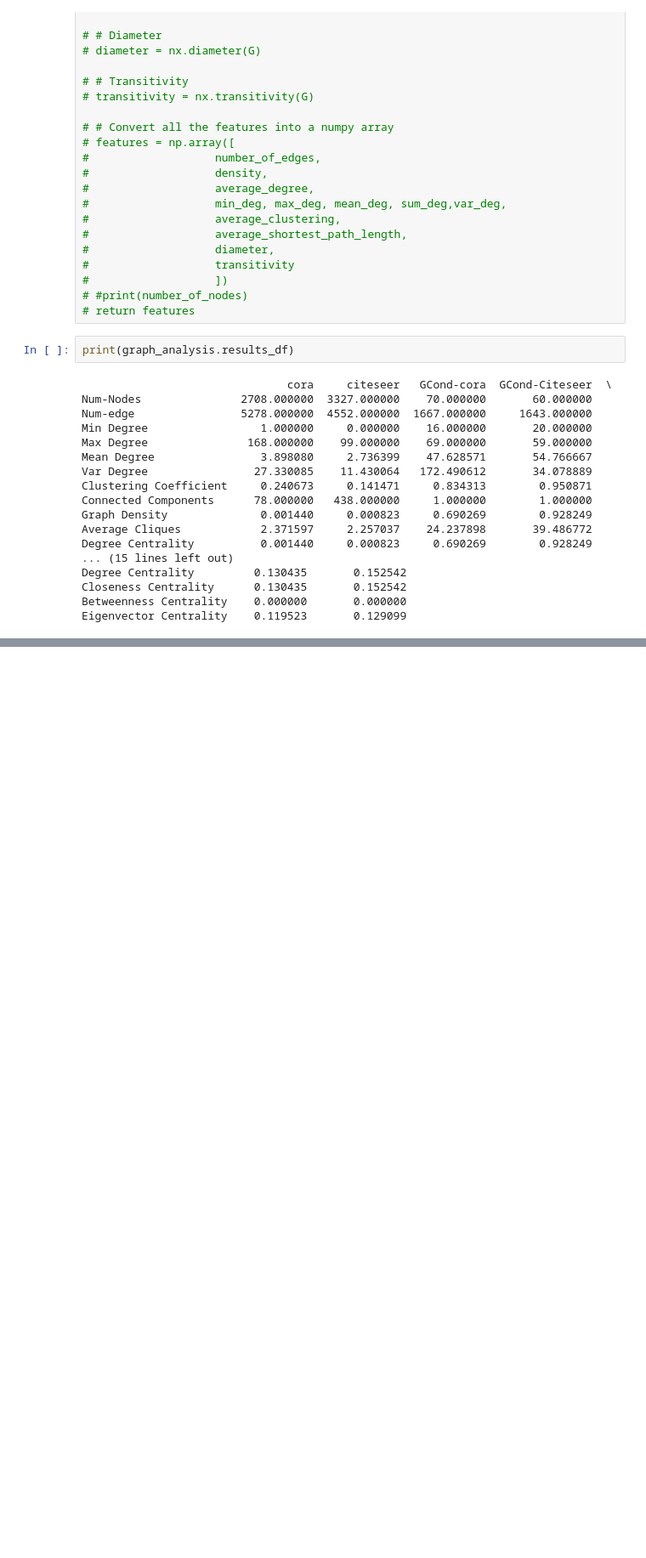
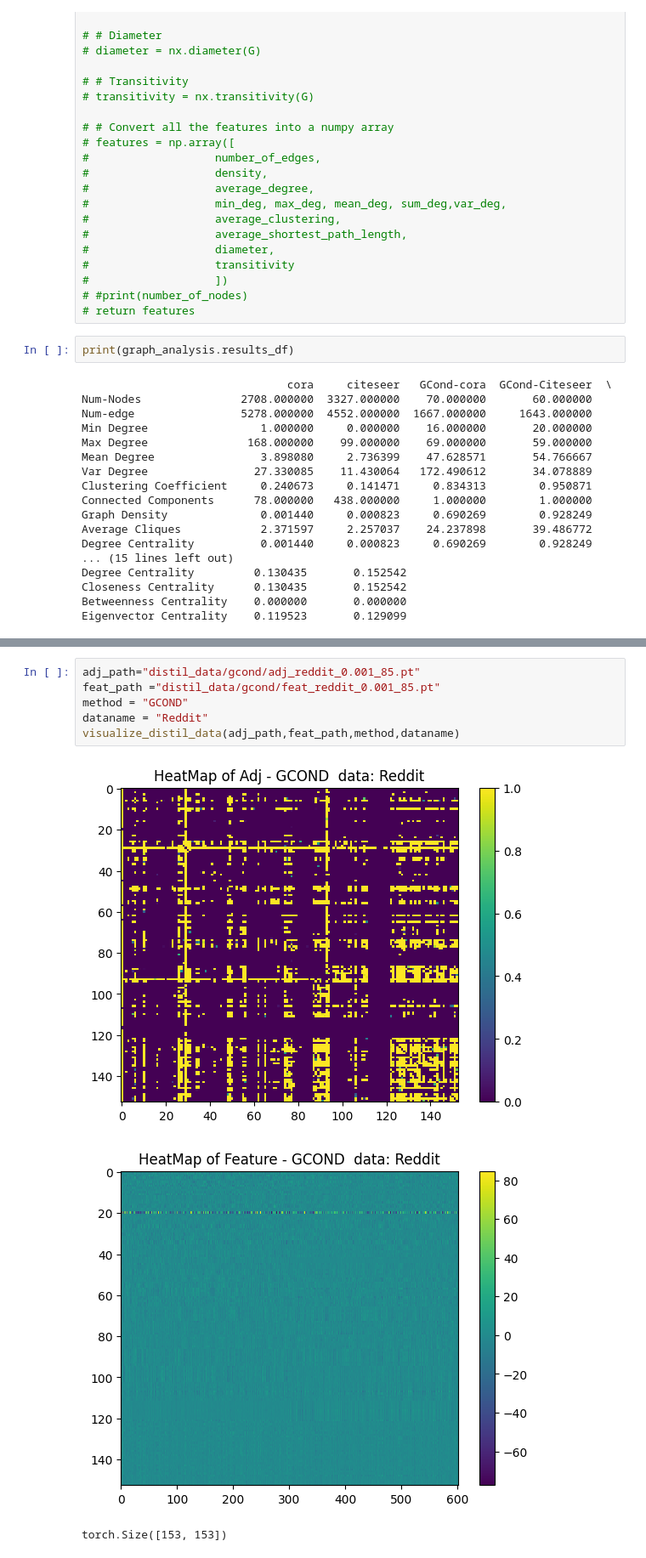
Before and after one commit to Jaykakkad82/data, a Jupyter notebook: exp3/new_exp3_partB.ipynb, the cells around one changed output, grey strips where cells are left out. Shown at 85% size. Drawn from its saved outputs; the diff is of its cells as text; blank space fills up the shorter version.

```diff
--- a/exp3/new_exp3_partB.ipynb
+++ b/exp3/new_exp3_partB.ipynb
@@ -517,0 +545,10 @@ Eigenvector Centrality    0.119523       0.129099
+# %%
+adj_path="distil_data/gcond/adj_reddit_0.001_85.pt"
+feat_path ="distil_data/gcond/feat_reddit_0.001_85.pt"
+method = "GCOND"
+dataname = "Reddit"
+visualize_distil_data(adj_path,feat_path,method,dataname)
+# %% [output]
+[figure, added]
+[figure, added]
+torch.Size([153, 153])
```
Also changed, not shown: parts of 6 cells of this notebook, 5 other files.
